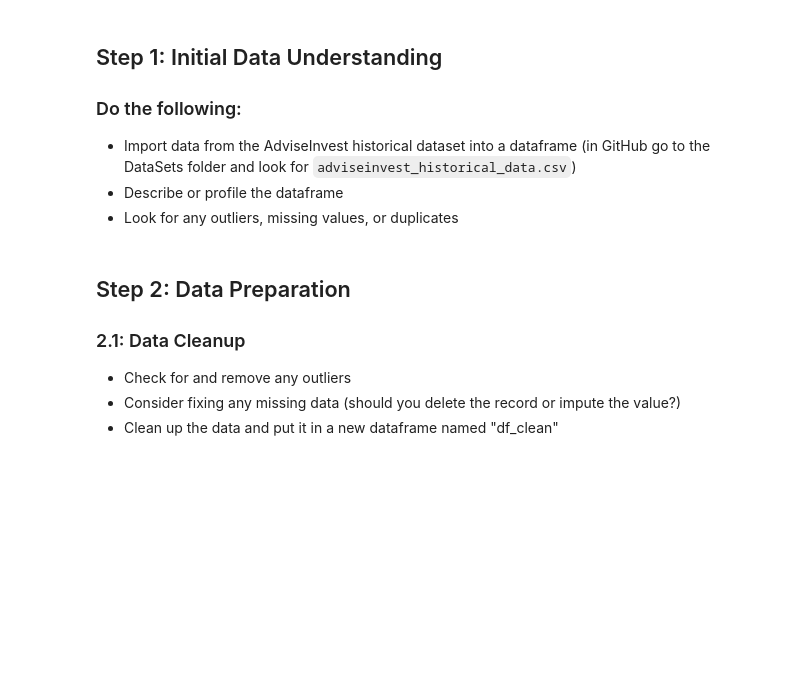
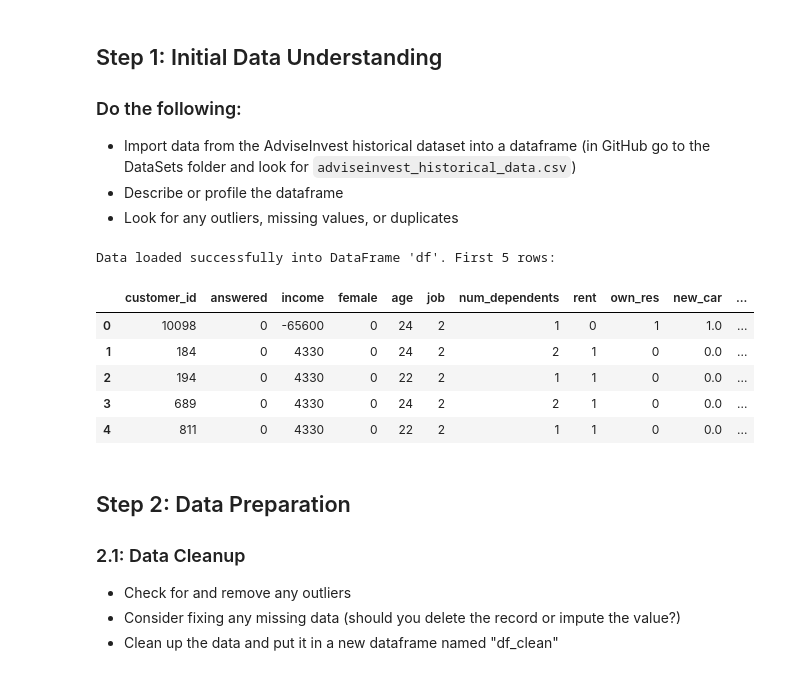
Before and after one commit to thornton330j/IS-4487, a Jupyter notebook: Assignments/assignment_10_ThorntonJackson.ipynb, the cells around one changed output. Saved outputs shown, nothing was run; the diff lists cells and outputs as text; code cells hidden in the pictures; blank space fills up the shorter version.

```diff
--- a/Assignments/assignment_10_ThorntonJackson.ipynb
+++ b/Assignments/assignment_10_ThorntonJackson.ipynb
@@ -78,3 +79,16 @@ Import the libraries you will need, such as:
+# %%
+url = 'https://raw.githubusercontent.com/Stan-Pugsley/is_4487_base/main/DataSets/adviseinvest_historical_data.csv'
+df = pd.read_csv(url)
+print("Data loaded successfully into DataFrame 'df'. First 5 rows:")
+df.head()
+# %% [output]
+Data loaded successfully into DataFrame 'df'. First 5 rows:
+|  | customer_id | answered | income | female | age | job | num_dependents | rent | own_res | new_car | ... |
+| 0 | 10098 | 0 | -65600 | 0 | 24 | 2 | 1 | 0 | 1 | 1.0 | ... |
+| 1 | 184 | 0 | 4330 | 0 | 24 | 2 | 2 | 1 | 0 | 0.0 | ... |
+| 2 | 194 | 0 | 4330 | 0 | 22 | 2 | 1 | 1 | 0 | 0.0 | ... |
+| 3 | 689 | 0 | 4330 | 0 | 24 | 2 | 2 | 1 | 0 | 0.0 | ... |
+| 4 | 811 | 0 | 4330 | 0 | 22 | 2 | 1 | 1 | 0 | 0.0 | ... |
 # %%
 #View the datatypes 🔧
 # %%
```
Also changed, not shown: parts of 15 cells of this notebook.
